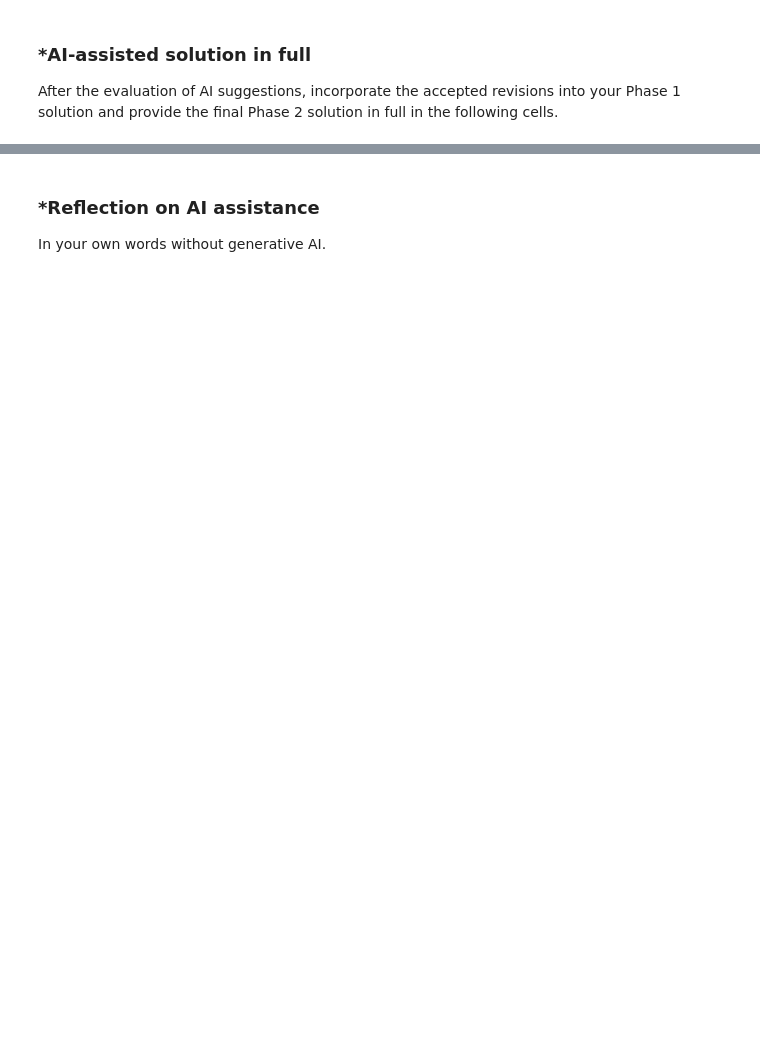
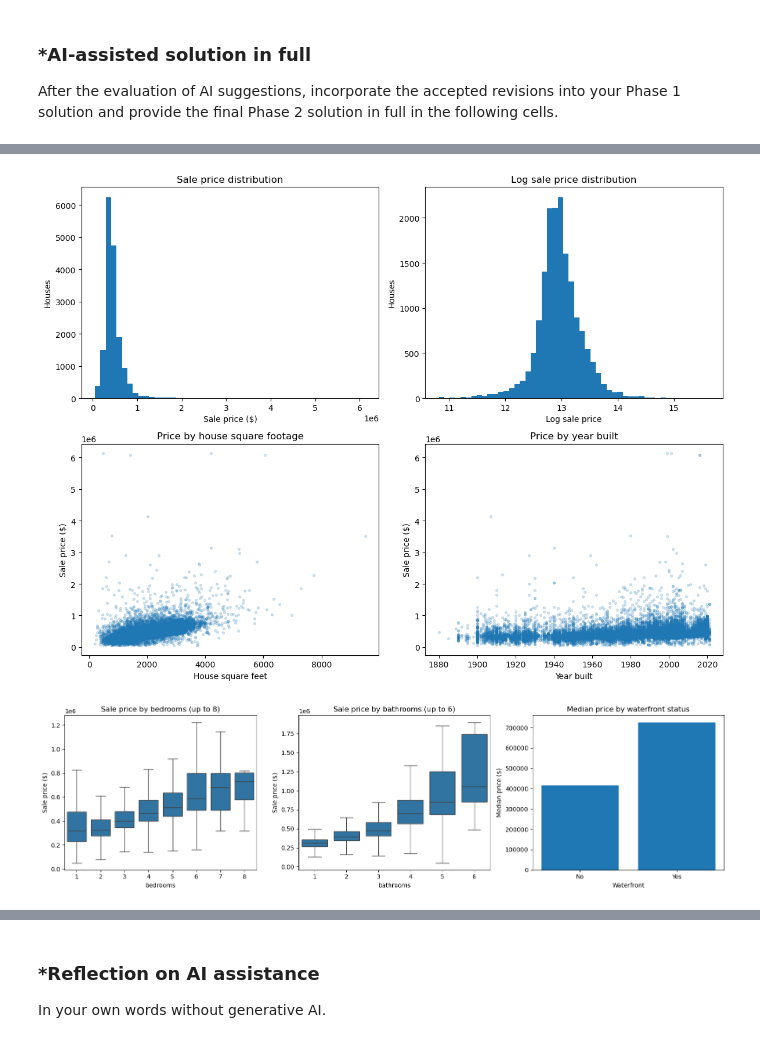
Before and after one commit to ja2faded/L02-hedonic-pricing, a Jupyter notebook: notebook.ipynb, the cells around one changed output, grey strips where cells are left out. Saved outputs shown, nothing was run; the diff lists cells and outputs as text; code cells hidden in the pictures; blank space fills up the shorter version.

```diff
--- a/notebook.ipynb
+++ b/notebook.ipynb
@@ -610,0 +701,31 @@ After the evaluation of AI suggestions, incorporate the accepted revisions into
+# %%
+fig, axes = plt.subplots(2, 2, figsize=(12, 9))
+axes[0, 0].hist(df['sale_price'], bins=50)
+axes[0, 0].set(title='Sale price distribution', xlabel='Sale price ($)', ylabel='Houses')
+axes[0, 1].hist(np.log(df['sale_price']), bins=50)
+axes[0, 1].set(title='Log sale price distribution', xlabel='Log sale price', ylabel='Houses')
+axes[1, 0].scatter(df['house_square_feet'], df['sale_price'], s=8, alpha=.18)
+axes[1, 0].set(title='Price by house square footage', xlabel='House square feet', ylabel='Sale price ($)')
+axes[1, 1].scatter(df['year_built'], df['sale_price'], s=8, alpha=.18)
+axes[1, 1].set(title='Price by year built', xlabel='Year built', ylabel='Sale price ($)')
+plt.tight_layout()
+plt.show()
+
+fig, axes = plt.subplots(1, 3, figsize=(16, 4.5))
+# Display the usual room counts without dropping these observations from the analysis.
+sns.boxplot(data=df.loc[df['bedrooms'] <= 8], x='bedrooms', y='sale_price',
+            showfliers=False, ax=axes[0])
+axes[0].set(title='Sale price by bedrooms (up to 8)', ylabel='Sale price ($)')
+sns.boxplot(data=df.loc[df['bathrooms'] <= 6], x='bathrooms', y='sale_price',
+            showfliers=False, ax=axes[1])
+axes[1].set(title='Sale price by bathrooms (up to 6)', ylabel='Sale price ($)')
+waterfront_prices = df.assign(waterfront=np.where(
+    df['waterfront_type'] == 'Not waterfront', 'No', 'Yes'
+)).groupby('waterfront')['sale_price'].median().reindex(['No', 'Yes'])
+axes[2].bar(waterfront_prices.index, waterfront_prices.values)
+axes[2].set(title='Median price by waterfront status', xlabel='Waterfront', ylabel='Median price ($)')
+plt.tight_layout()
+plt.show()
+# %% [output]
+[figure, added]
+[figure, added]
```
Also changed, not shown: parts of 34 cells of this notebook.
